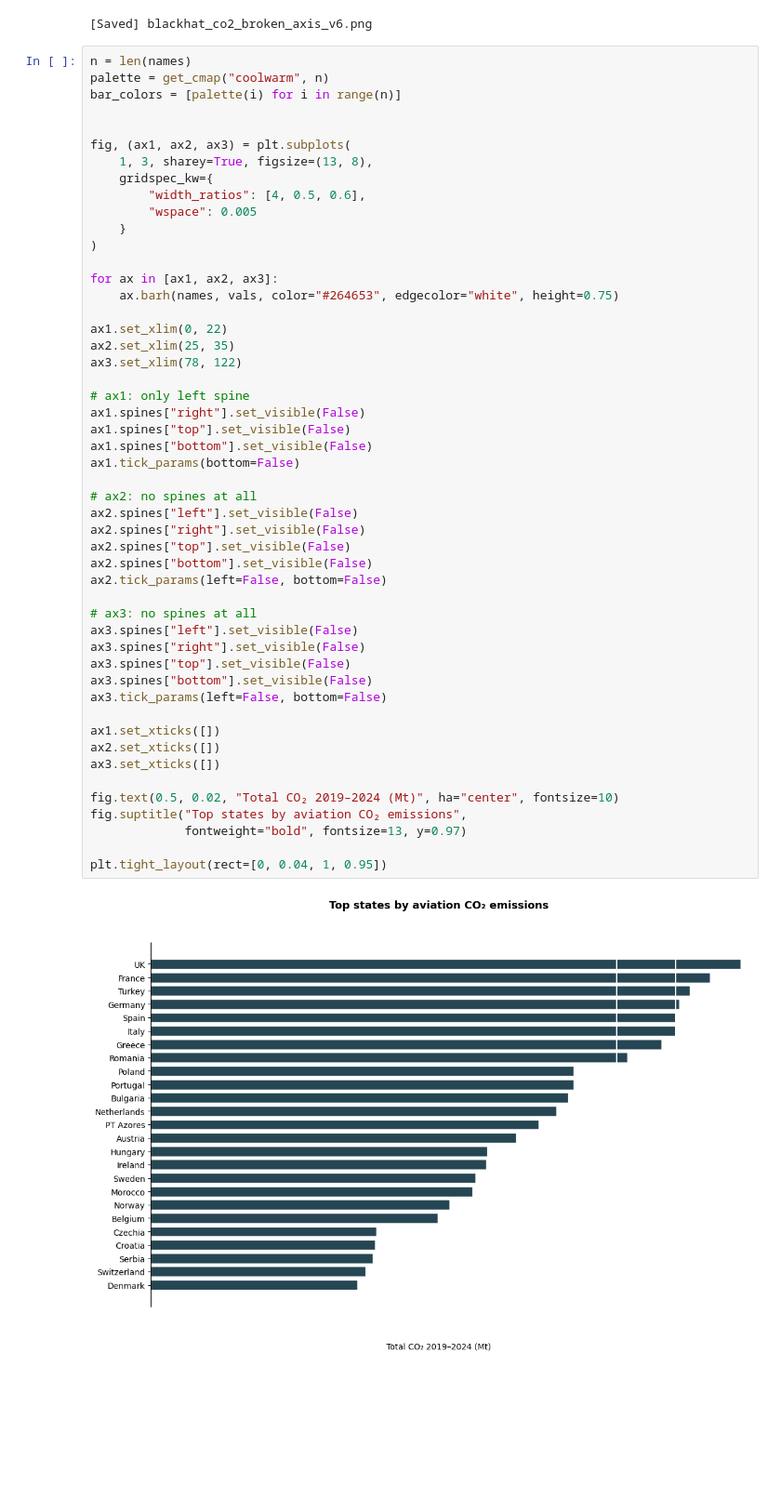
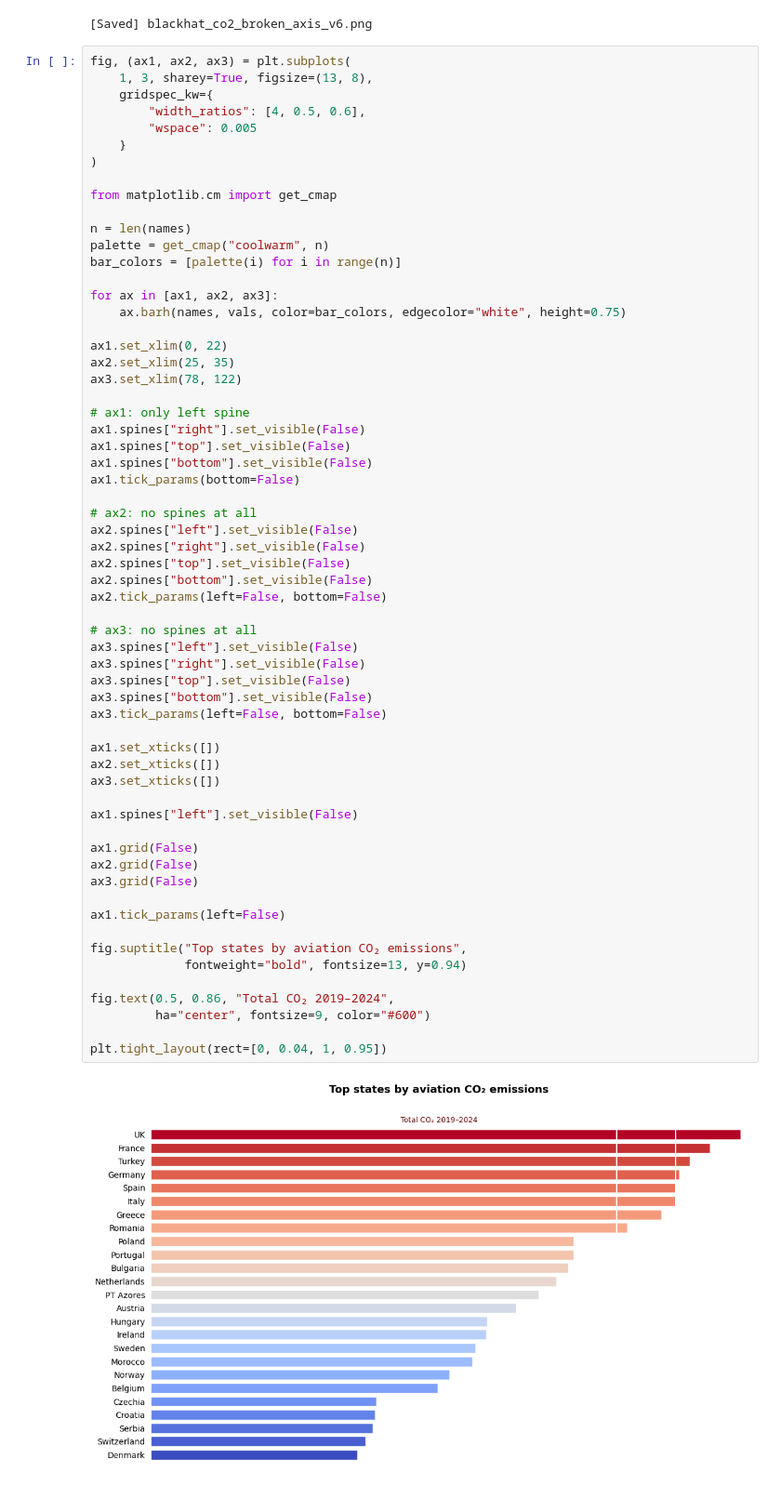
Before and after one commit to tabbba/Data-Visualization-, a Jupyter notebook: best_solution.ipynb, the cells around one changed output. Shown at 93% size. Saved outputs shown, nothing was run; the diff lists cells and outputs as text; blank space fills up the shorter version.

Commit message:
new visualization

```diff
--- a/best_solution.ipynb
+++ b/best_solution.ipynb
@@ -125,11 +128,6 @@ print("[Saved] blackhat_co2_broken_axis_v6.png")
 [figure]
 [Saved] blackhat_co2_broken_axis_v6.png
 # %%
-n = len(names)
-palette = get_cmap("coolwarm", n)
-bar_colors = [palette(i) for i in range(n)]
-
-
 fig, (ax1, ax2, ax3) = plt.subplots(
     1, 3, sharey=True, figsize=(13, 8),
     gridspec_kw={
@@ -138,41 +136,57 @@ fig, (ax1, ax2, ax3) = plt.subplots(
     }
 )
 
+from matplotlib.cm import get_cmap
+
+n = len(names)
+palette = get_cmap("coolwarm", n)
+bar_colors = [palette(i) for i in range(n)]
+
 for ax in [ax1, ax2, ax3]:
-    ax.barh(names, vals, color="#264653", edgecolor="white", height=0.75)
+    ax.barh(names, vals, color=bar_colors, edgecolor="white", height=0.75)
 
 ax1.set_xlim(0, 22)
 ax2.set_xlim(25, 35)
 ax3.set_xlim(78, 122)
 
 # ax1: only left spine
 ax1.spines["right"].set_visible(False)
 ax1.spines["top"].set_visible(False)
 ax1.spines["bottom"].set_visible(False)
 ax1.tick_params(bottom=False)
 
 # ax2: no spines at all
 ax2.spines["left"].set_visible(False)
 ax2.spines["right"].set_visible(False)
 ax2.spines["top"].set_visible(False)
 ax2.spines["bottom"].set_visible(False)
 ax2.tick_params(left=False, bottom=False)
 
 # ax3: no spines at all
 ax3.spines["left"].set_visible(False)
 ax3.spines["right"].set_visible(False)
 ax3.spines["top"].set_visible(False)
 ax3.spines["bottom"].set_visible(False)
 ax3.tick_params(left=False, bottom=False)
 
 ax1.set_xticks([])
 ax2.set_xticks([])
 ax3.set_xticks([])
 
-fig.text(0.5, 0.02, "Total CO₂ 2019–2024 (Mt)", ha="center", fontsize=10)
+ax1.spines["left"].set_visible(False)
+
+ax1.grid(False)
+ax2.grid(False)
+ax3.grid(False)
+
+ax1.tick_params(left=False)
+
 fig.suptitle("Top states by aviation CO₂ emissions",
-             fontweight="bold", fontsize=13, y=0.97)
+             fontweight="bold", fontsize=13, y=0.94)
+
+fig.text(0.5, 0.86, "Total CO₂ 2019–2024",
+         ha="center", fontsize=9, color="#600")
 
 plt.tight_layout(rect=[0, 0.04, 1, 0.95])
 # %% [output]
-[figure, old version]
+[figure, new version]
```
Also changed, not shown: parts of 3 cells of this notebook, 2 other files.
